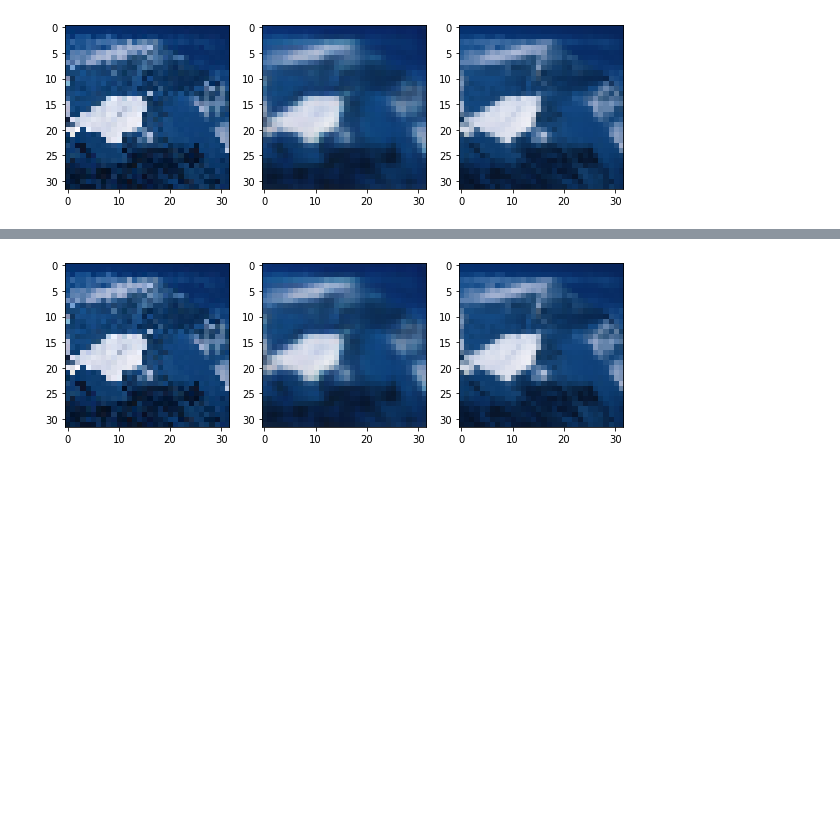
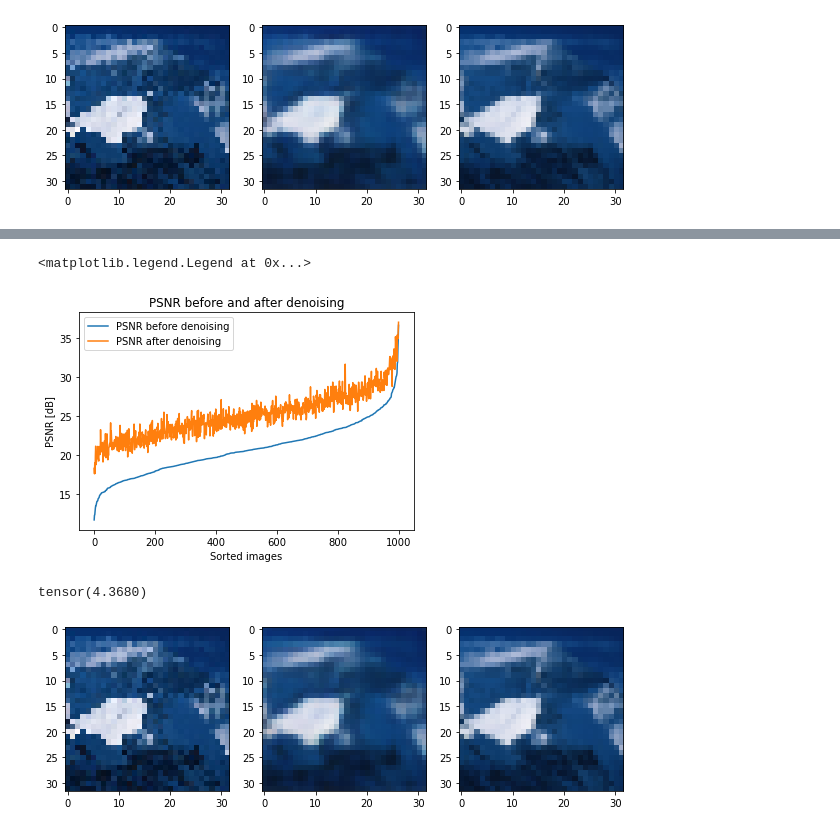
Before and after one commit to SuhanNShetty/DeepLearning_Noise2Noise, a Jupyter notebook: Miniproject_2_work/test_final.ipynb, the cells around one changed output, grey strips where cells are left out. Drawn from its saved outputs; the diff is of its cells as text; code cells hidden in the pictures; blank space fills up the shorter version.

```diff
--- a/Miniproject_2_work/test_final.ipynb
+++ b/Miniproject_2_work/test_final.ipynb
@@ -44,3 +103,19 @@ tensor(25.1092)
+# %%
+# print(torch.argsort(psnr))
+asort = torch.argsort(psnr_comp)
+plt.plot(psnr_comp[asort], label = 'PSNR before denoising')
+plt.plot(psnr[asort], label = 'PSNR after denoising')
+plt.title('PSNR before and after denoising')
+plt.xlabel('Sorted images')
+plt.ylabel('PSNR [dB]')
+plt.legend()
+# %% [output]
+<matplotlib.legend.Legend at 0x...>
+[figure, added]
+# %%
+psnr.mean() - psnr_comp.mean()
+# %% [output]
+tensor(4.3680)
 # %%
 model.save_model()
 # %%
```
Also changed, not shown: parts of 3 cells of this notebook, 35 other files.
